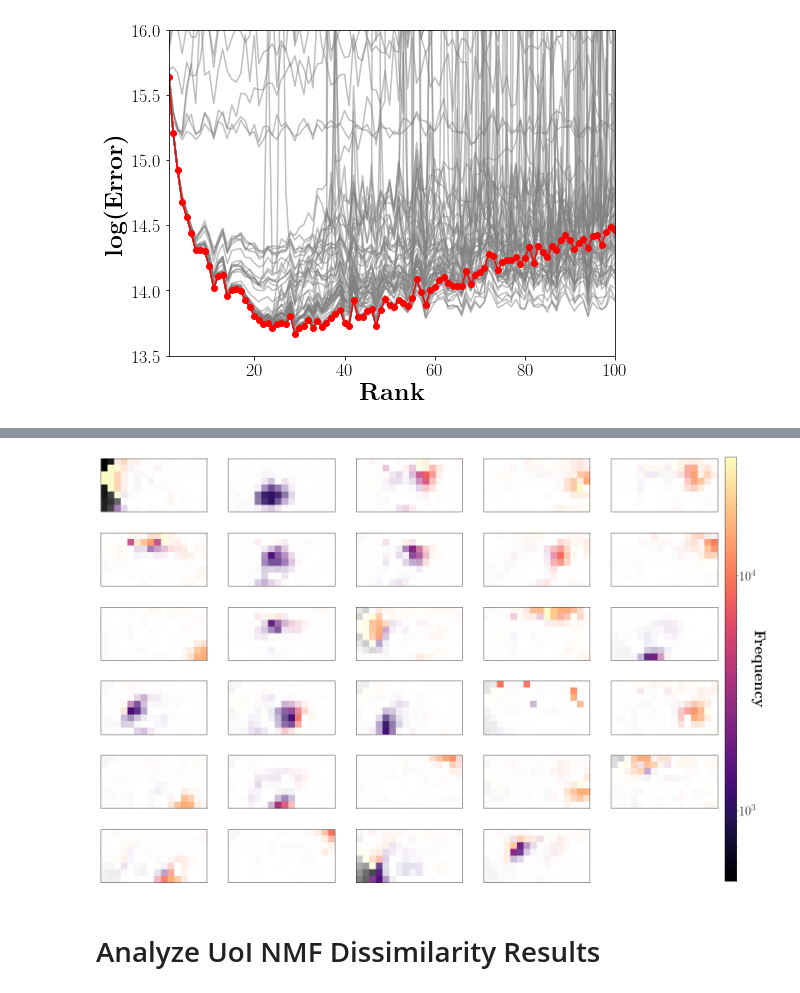
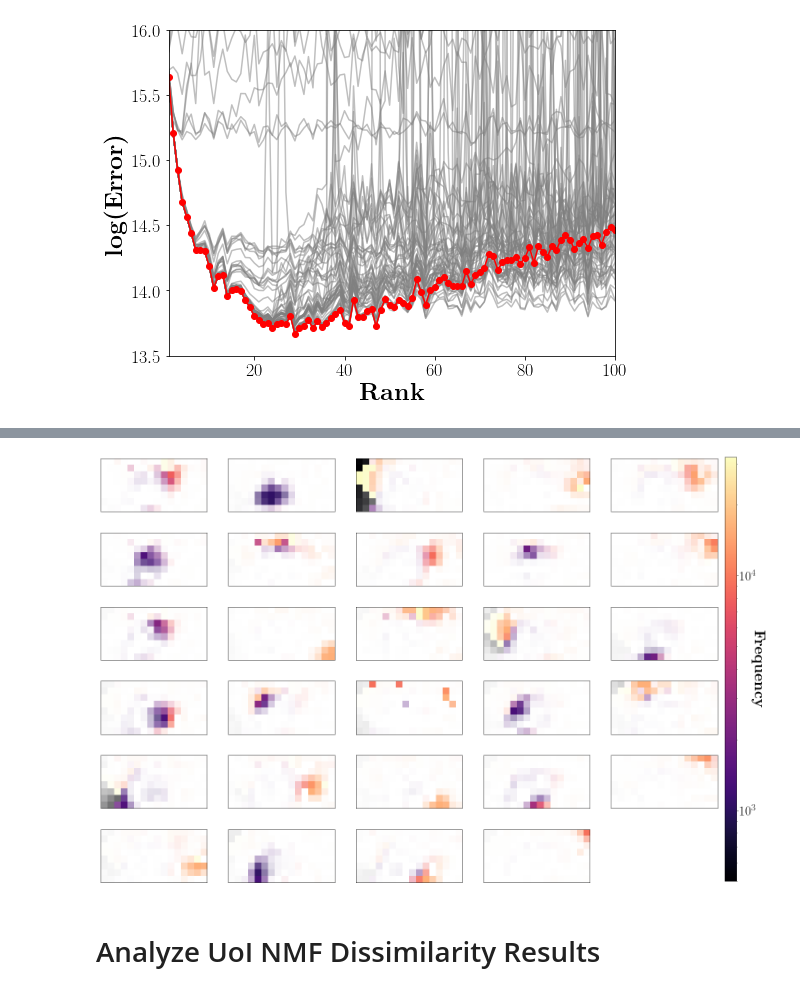
Before and after one commit to BouchardLab/neuroinference, a Jupyter notebook: notebooks/dimensionality_reduction/nmf_analysis.ipynb, the cells around one changed output, grey strips where cells are left out. Cells and saved outputs as stored; diff of their text form; code cells hidden in the pictures.

```diff
--- a/notebooks/dimensionality_reduction/nmf_analysis.ipynb
+++ b/notebooks/dimensionality_reduction/nmf_analysis.ipynb
@@ -87,2 +105,0 @@ nmf = NMF(
-# %%
-nmf.fit(Y)
@@ -124,4 +124,3 @@ UoI_NMF_Base(cluster=KMeans(algorithm='auto', copy_x=True, init='k-means++',
 # %%
-ordering1, ordering2 = match_bases(nmf.components_, uoi.components_)
-ordering1 = ordering1.astype('int')
-ordering2 = ordering2.astype('int')
+ordering1, ordering2 = match_bases(nmf_bcv.components_,
+                                   uoi_bcv.components_)
@@ -136,5 +127,5 @@ pref_frequencies = calculate_best_frequencies_ecog(tuning_coefs, ecog,
 # %%
-fig, axes = plot_ecog_bases(nmf.components_, ecog,
+fig, axes = plot_ecog_bases(nmf_bcv.components_, ecog,
                             pref_freqs=pref_frequencies,
                             cmap='magma',
                             ordering=ordering1,
@@ -147,19 +138,23 @@ ax_bottom_right_x, ax_bottom_right_y = \
     fig_invert.transform(axes[-1, -1].transAxes.transform([1.0, 0.]))
 ax_top_right_x, ax_top_right_y = \
     fig_invert.transform(axes[0, -1].transAxes.transform([1.0, 1.0]))
+
 cax = fig.add_axes([ax_bottom_right_x + 0.009,
                     ax_bottom_right_y + 0.01,
                     0.015,
                     ax_top_right_y - ax_bottom_right_y - 0.015])
-cb = fig.colorbar(matplotlib.cm.ScalarMappable(norm=matplotlib.colors.LogNorm(vmin=ecog.freq_set[0],
-                                                                              vmax=ecog.freq_set[-1]),
-                                                                              cmap='magma'),
-                  cax=cax)
+mappable = matplotlib.cm.ScalarMappable(
+    norm=matplotlib.colors.LogNorm(vmin=ecog.freq_set[0],
+                                   vmax=ecog.freq_set[-1]),
+    cmap='magma'
+)
+cb = fig.colorbar(mappable, cax=cax)
 cb.ax.tick_params(labelsize=30)
 cb.set_label(r'\textbf{Frequency}',
              fontsize=35,
              rotation=270,
              labelpad=20)
-plt.savefig('nmf_bcv_best_fit.pdf', bbox_inches='tight')
+
+plt.savefig('nmf_bcv_components.pdf', bbox_inches='tight')
 plt.show()
 # %% [output]
@@ -167,34 +162,32 @@ plt.show()
 # %%
-fig, axes = plot_ecog_bases(uoi.components_, ecog,
+fig, axes = plot_ecog_bases(uoi_bcv.components_, ecog,
                             pref_freqs=pref_frequencies,
                             cmap='magma',
                             ordering=ordering2,
                             n_cols=5)
 axes[-1, -1].axis('off')
 
 # create colorbar
-fig_invert = fig.transFigure.inverted()
-ax_bottom_right_x, ax_bottom_right_y = \
-    fig_invert.transform(axes[-1, -1].transAxes.transform([1.0, 0.]))
-ax_top_right_x, ax_top_right_y = \
-    fig_invert.transform(axes[0, -1].transAxes.transform([1.0, 1.0]))
 cax = fig.add_axes([ax_bottom_right_x + 0.009,
                     ax_bottom_right_y + 0.01,
                     0.015,
                     ax_top_right_y - ax_bottom_right_y - 0.015])
-cb = fig.colorbar(matplotlib.cm.ScalarMappable(norm=matplotlib.colors.LogNorm(vmin=ecog.freq_set[0],
-                                                                              vmax=ecog.freq_set[-1]),
-                                                                              cmap='magma'),
-                  cax=cax)
+mappable = matplotlib.cm.ScalarMappable(
+    norm=matplotlib.colors.LogNorm(vmin=ecog.freq_set[0],
+                                   vmax=ecog.freq_set[-1]),
+    cmap='magma'
+)
+cb = fig.colorbar(mappable, cax=cax)
 cb.ax.tick_params(labelsize=30)
 cb.set_label(r'\textbf{Frequency}',
              fontsize=35,
              rotation=270,
              labelpad=20)
-plt.savefig('uoi_nmf_matched_bcv.pdf', bbox_inches='tight')
+
+plt.savefig('uoi_nmf_matched_bcv_components.pdf', bbox_inches='tight')
 plt.show()
 # %% [output]
-[figure, old version]
+[figure, new version]
 # %% [markdown]
 # Analyze UoI NMF Dissimilarity Results
 # %%
```
Also changed, not shown: parts of 51 cells of this notebook, 1 other file.
